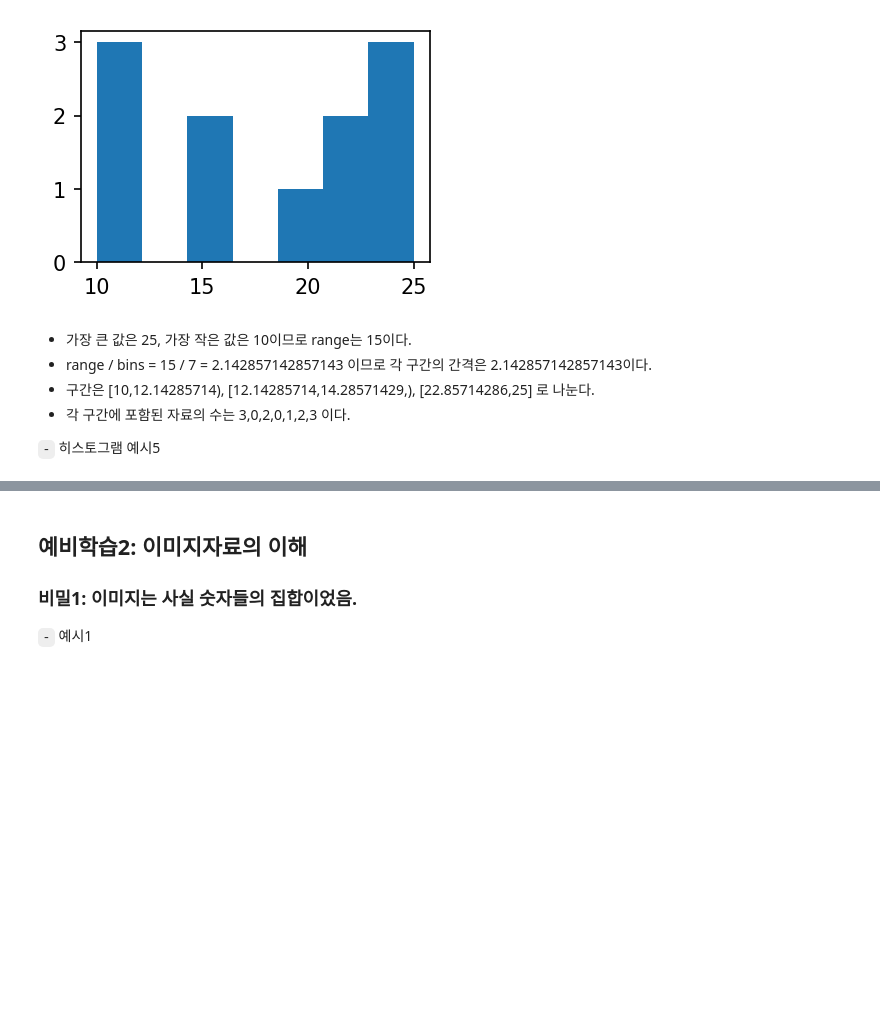
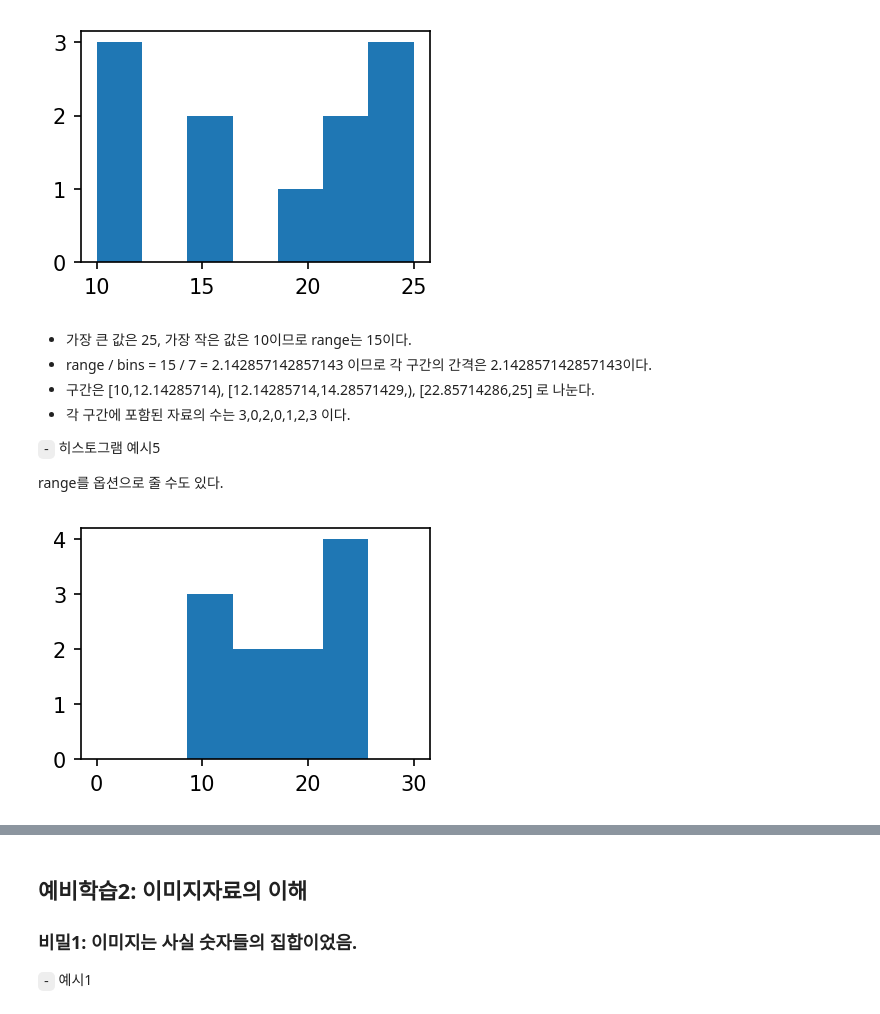
Before and after one commit to guebin/DV2023, a Jupyter notebook: posts/01wk-1.out.ipynb, the cells around one changed output, grey strips where cells are left out. Saved outputs shown, nothing was run; the diff lists cells and outputs as text; code cells hidden in the pictures; blank space fills up the shorter version.

```diff
--- a/posts/01wk-1.out.ipynb
+++ b/posts/01wk-1.out.ipynb
@@ -264,3 +272,9 @@ plt.hist(y,bins=7)
 -   각 구간에 포함된 자료의 수는 3,0,2,0,1,2,3 이다.
 
 `-` 히스토그램 예시5
+
+range를 옵션으로 줄 수도 있다.
+# %%
+plt.hist(y,bins=7,range=[0,30]) # range를 강제변경 한 경우 --> 구간도 달라짐
+# %% [output]
+[figure, added]
```
Also changed, not shown: parts of 72 cells of this notebook, 49 other files.
